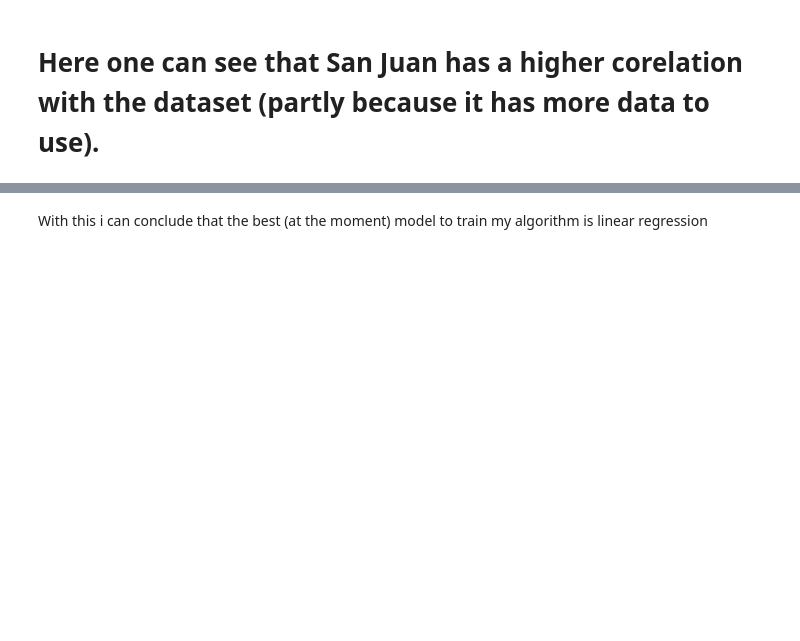
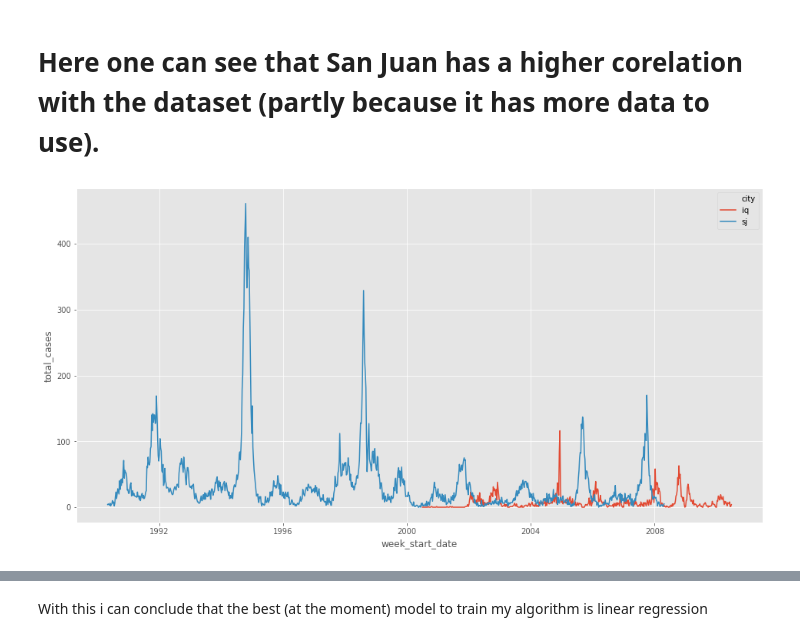
Before and after one commit to jisanos/DengAIProject, a Jupyter notebook: Final_Proyect_Script.ipynb, the cells around one changed output, grey strips where cells are left out. Drawn from its saved outputs; the diff is of its cells as text; code cells hidden in the pictures; blank space fills up the shorter version.

```diff
--- a/Final_Proyect_Script.ipynb
+++ b/Final_Proyect_Script.ipynb
@@ -347,3 +346,14 @@ for col in colums_to_iter:
 ... (8 outputs left out)
 # %% [markdown]
 # Here one can see that San Juan has a higher corelation with the dataset (partly because it has more data to use).
+# %%
+#using datetime as index
+date_all_train_data = all_train_data.set_index(all_train_data.week_start_date)
+# %%
+fig, ax = plt.subplots(figsize=(16,8))
+
+sns.lineplot('week_start_date','total_cases',hue='city',data=all_train_data, ax=ax)
+
+plt.show()
+# %% [output]
+[figure, added]
```
Also changed, not shown: parts of 11 cells of this notebook.
